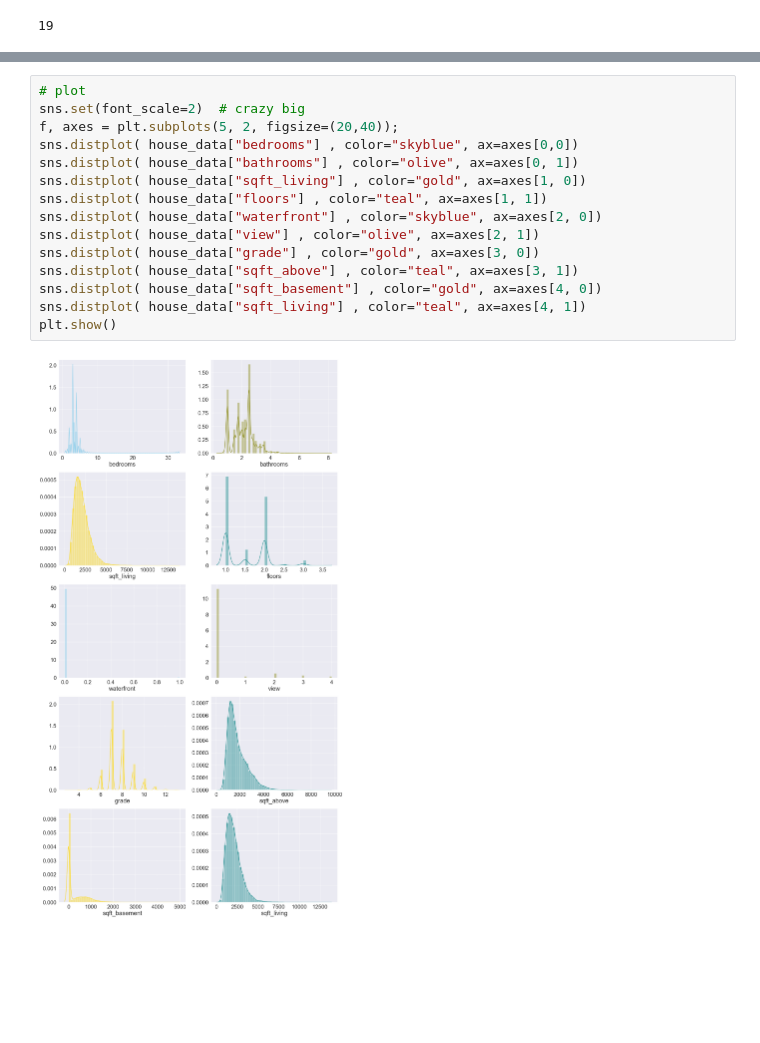
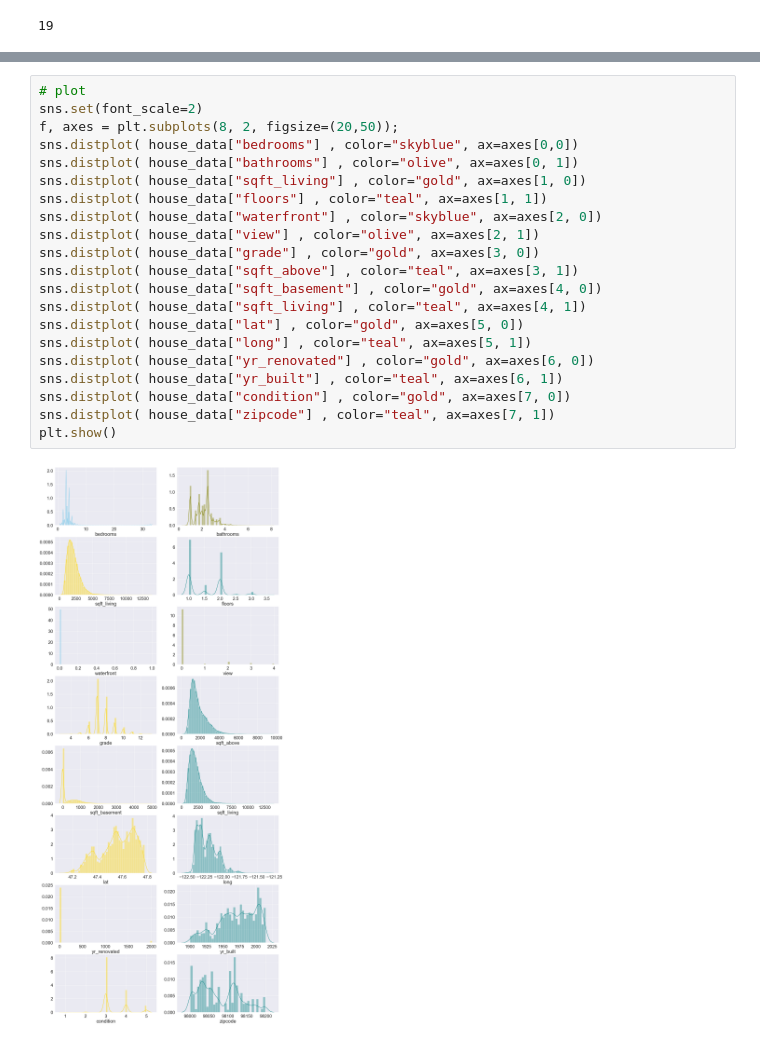
Before and after one commit to Stenke/King-County-Housing-Regression-Analysis, a Jupyter notebook: House(party)_Data-Clean-EDA.ipynb, the cells around one changed output, grey strips where cells are left out. Saved outputs shown, nothing was run; the diff lists cells and outputs as text; blank space fills up the shorter version.

```diff
--- a/House(party)_Data-Clean-EDA.ipynb
+++ b/House(party)_Data-Clean-EDA.ipynb
@@ -382,18 +381,24 @@ corr[0:1]
     - Will have to think of a plan for latitude and longitude
 # %%
 # plot
-sns.set(font_scale=2)  # crazy big
-f, axes = plt.subplots(5, 2, figsize=(20,40));
+sns.set(font_scale=2)
+f, axes = plt.subplots(8, 2, figsize=(20,50));
 sns.distplot( house_data["bedrooms"] , color="skyblue", ax=axes[0,0])
 sns.distplot( house_data["bathrooms"] , color="olive", ax=axes[0, 1])
 sns.distplot( house_data["sqft_living"] , color="gold", ax=axes[1, 0])
 sns.distplot( house_data["floors"] , color="teal", ax=axes[1, 1])
 sns.distplot( house_data["waterfront"] , color="skyblue", ax=axes[2, 0])
 sns.distplot( house_data["view"] , color="olive", ax=axes[2, 1])
 sns.distplot( house_data["grade"] , color="gold", ax=axes[3, 0])
 sns.distplot( house_data["sqft_above"] , color="teal", ax=axes[3, 1])
 sns.distplot( house_data["sqft_basement"] , color="gold", ax=axes[4, 0])
 sns.distplot( house_data["sqft_living"] , color="teal", ax=axes[4, 1])
+sns.distplot( house_data["lat"] , color="gold", ax=axes[5, 0])
+sns.distplot( house_data["long"] , color="teal", ax=axes[5, 1])
+sns.distplot( house_data["yr_renovated"] , color="gold", ax=axes[6, 0])
+sns.distplot( house_data["yr_built"] , color="teal", ax=axes[6, 1])
+sns.distplot( house_data["condition"] , color="gold", ax=axes[7, 0])
+sns.distplot( house_data["zipcode"] , color="teal", ax=axes[7, 1])
 plt.show()
 # %% [output]
-[figure, old version]
+[figure, new version]
```
Also changed, not shown: parts of 3 cells of this notebook.
